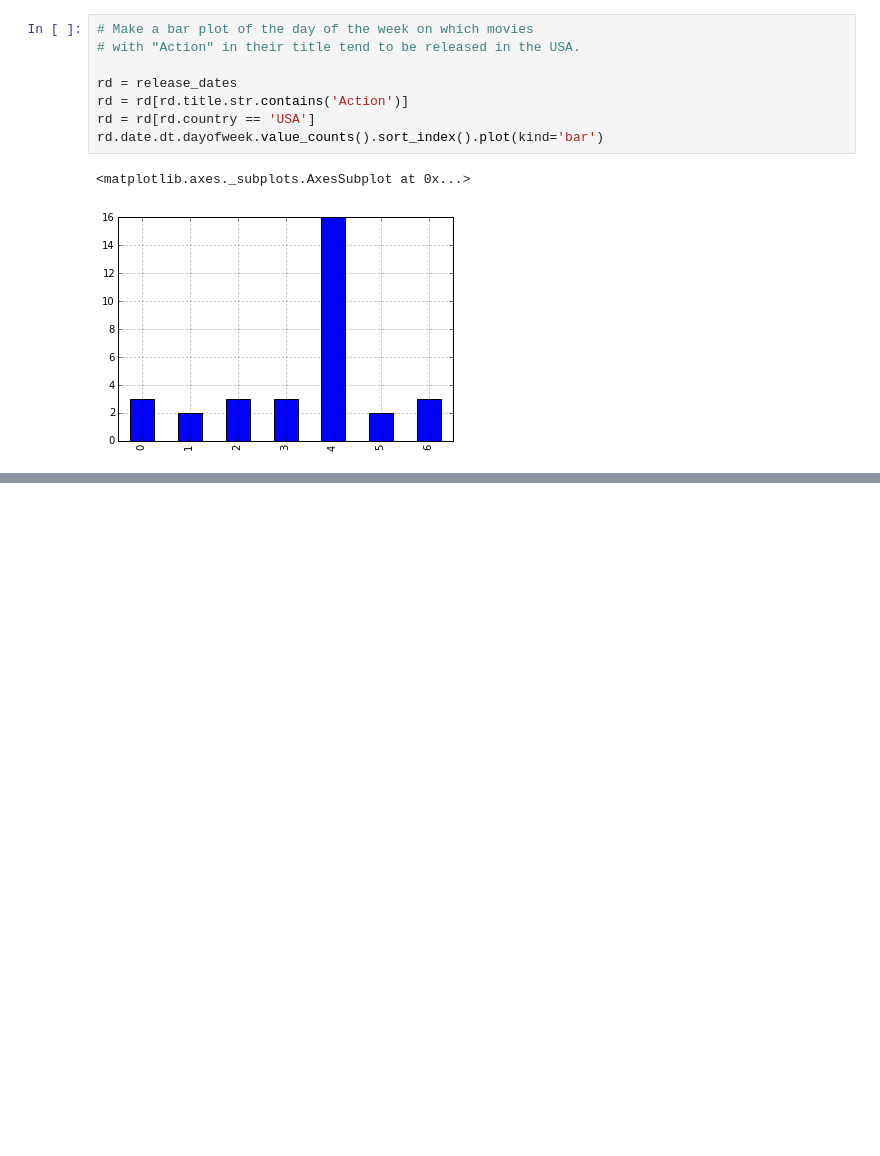
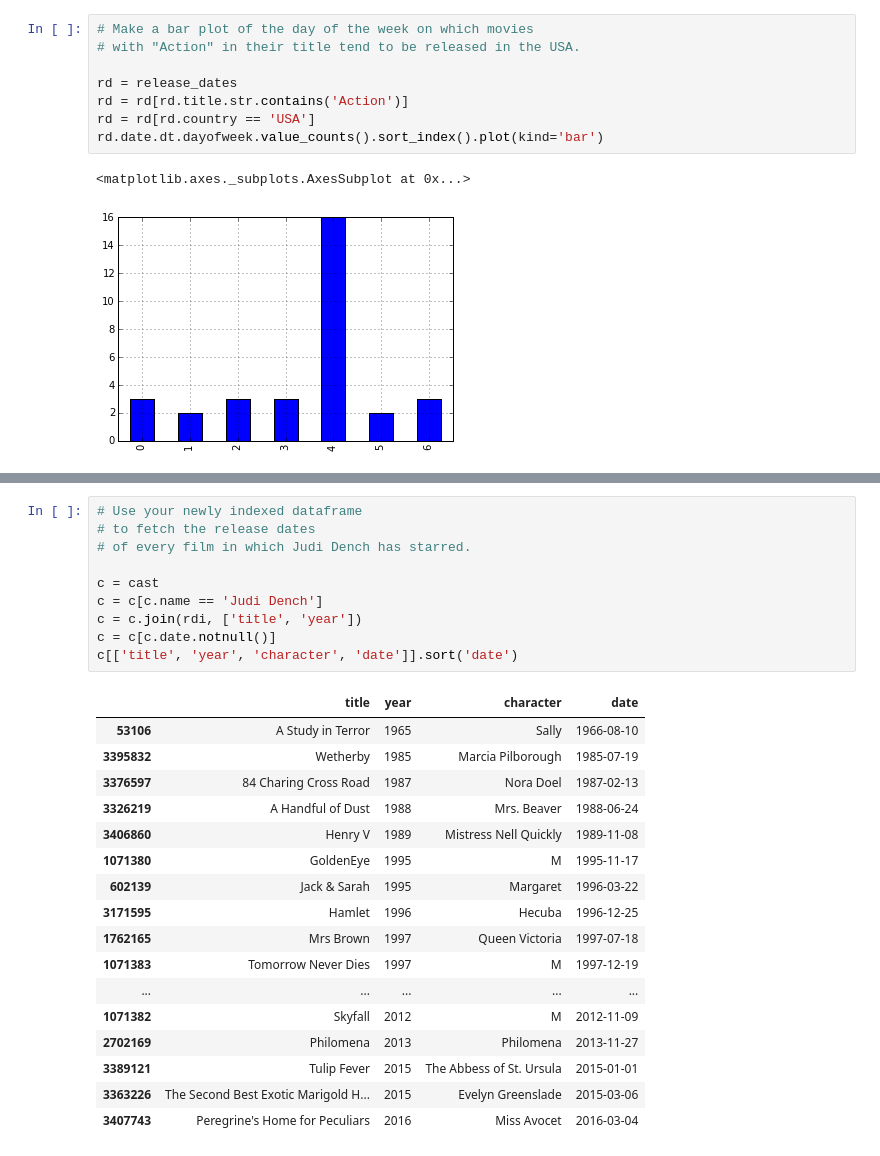
Before and after one commit to brandon-rhodes/pycon-pandas-tutorial, a Jupyter notebook: Solutions-5.ipynb, the cells around one changed output, grey strips where cells are left out. Drawn from its saved outputs; the diff is of its cells as text; blank space fills up the shorter version.

```diff
--- a/Solutions-5.ipynb
+++ b/Solutions-5.ipynb
@@ -76,0 +108,28 @@ rd.date.dt.dayofweek.value_counts().sort_index().plot(kind='bar')
+# %%
+# Use your newly indexed dataframe
+# to fetch the release dates
+# of every film in which Judi Dench has starred.
+
+c = cast
+c = c[c.name == 'Judi Dench']
+c = c.join(rdi, ['title', 'year'])
+c = c[c.date.notnull()]
+c[['title', 'year', 'character', 'date']].sort('date')
+# %% [output]
+|  | title | year | character | date |
+| 53106 | A Study in Terror | 1965 | Sally | 1966-08-10 |
+| 3395832 | Wetherby | 1985 | Marcia Pilborough | 1985-07-19 |
+| 3376597 | 84 Charing Cross Road | 1987 | Nora Doel | 1987-02-13 |
+| 3326219 | A Handful of Dust | 1988 | Mrs. Beaver | 1988-06-24 |
+| 3406860 | Henry V | 1989 | Mistress Nell Quickly | 1989-11-08 |
+| 1071380 | GoldenEye | 1995 | M | 1995-11-17 |
+| 602139 | Jack & Sarah | 1995 | Margaret | 1996-03-22 |
+| 3171595 | Hamlet | 1996 | Hecuba | 1996-12-25 |
+| 1762165 | Mrs Brown | 1997 | Queen Victoria | 1997-07-18 |
+| 1071383 | Tomorrow Never Dies | 1997 | M | 1997-12-19 |
+| ... | ... | ... | ... | ... |
+| 1071382 | Skyfall | 2012 | M | 2012-11-09 |
+| 2702169 | Philomena | 2013 | Philomena | 2013-11-27 |
+| 3389121 | Tulip Fever | 2015 | The Abbess of St. Ursula | 2015-01-01 |
+| 3363226 | The Second Best Exotic Marigold H... | 2015 | Evelyn Greenslade | 2015-03-06 |
+| 3407743 | Peregrine's Home for Peculiars | 2016 | Miss Avocet | 2016-03-04 |
```
Also changed, not shown: parts of 9 cells of this notebook, 2 other files.
